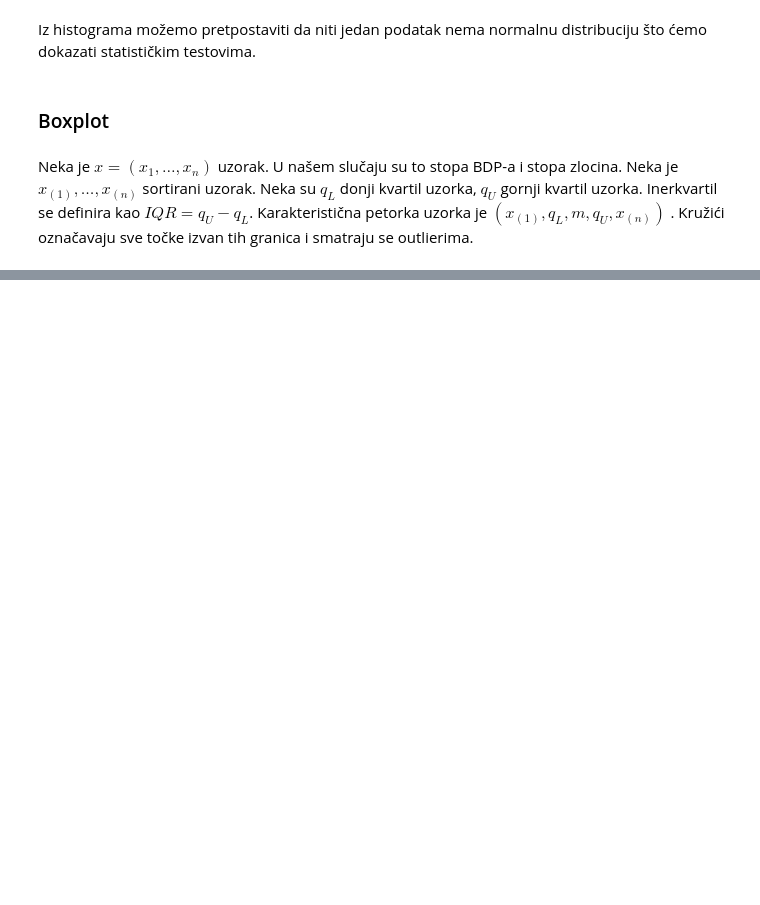
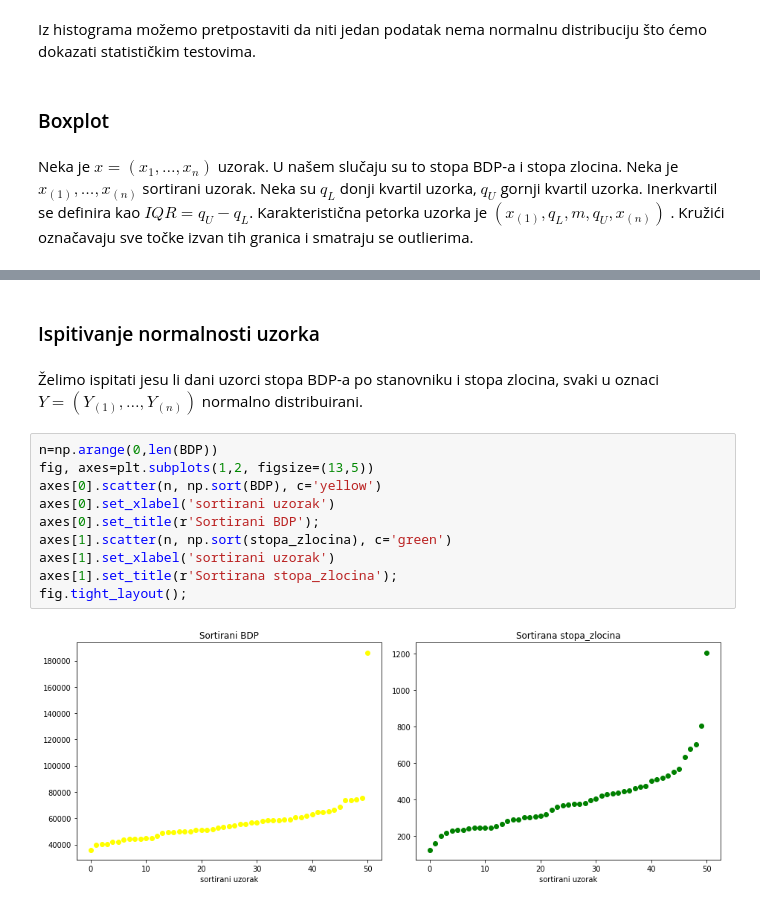
Before and after one commit to migamul/Matematicki-softver, a Jupyter notebook: Analiza zlocina u Sjedinjenim Americkim Drzavama.ipynb, the cells around one changed output, grey strips where cells are left out. Drawn from its saved outputs; the diff is of its cells as text; blank space fills up the shorter version.

```diff
--- a/Analiza zlocina u Sjedinjenim Americkim Drzavama.ipynb
+++ b/Analiza zlocina u Sjedinjenim Americkim Drzavama.ipynb
@@ -218,0 +177,16 @@ fig.tight_layout();
+# %% [markdown]
+### Ispitivanje normalnosti uzorka
+# %% [markdown]
+Želimo ispitati jesu li dani uzorci stopa BDP-a po stanovniku i stopa zlocina, svaki u oznaci $ Y = (Y_{(1)}, \dots , Y_{(n)}) $ normalno distribuirani.
+# %%
+n=np.arange(0,len(BDP))
+fig, axes=plt.subplots(1,2, figsize=(13,5))
+axes[0].scatter(n, np.sort(BDP), c='yellow')
+axes[0].set_xlabel('sortirani uzorak')
+axes[0].set_title(r'Sortirani BDP');
+axes[1].scatter(n, np.sort(stopa_zlocina), c='green')
+axes[1].set_xlabel('sortirani uzorak')
+axes[1].set_title(r'Sortirana stopa_zlocina');
+fig.tight_layout();
+# %% [output]
+[figure, added]
```
Also changed, not shown: parts of 50 cells of this notebook, 1 other file.
